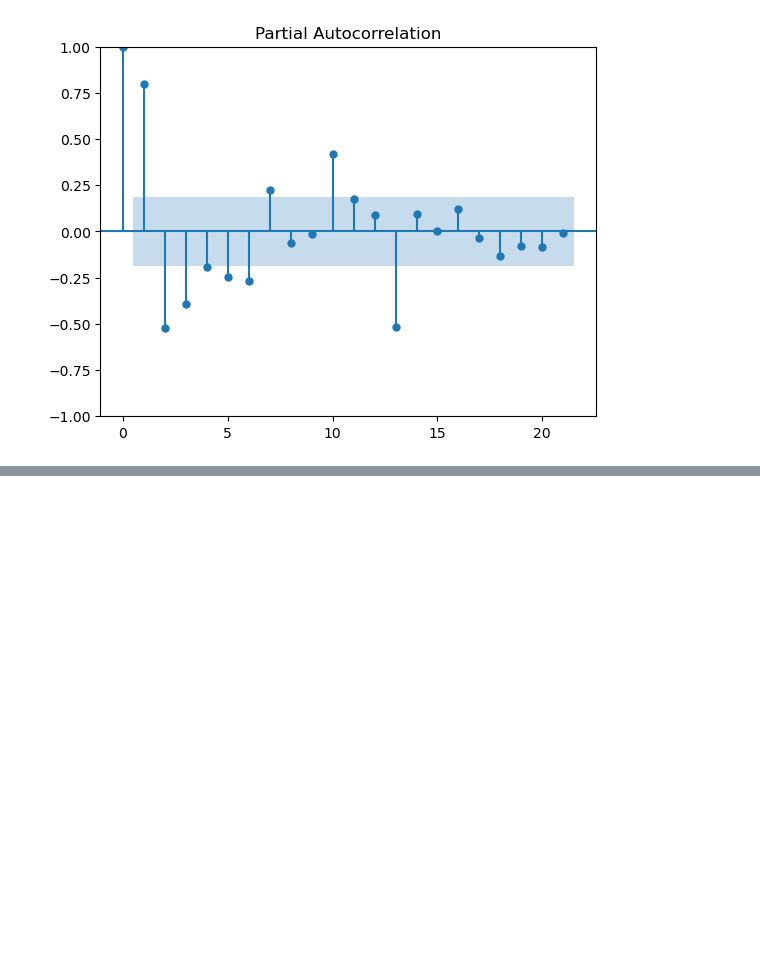
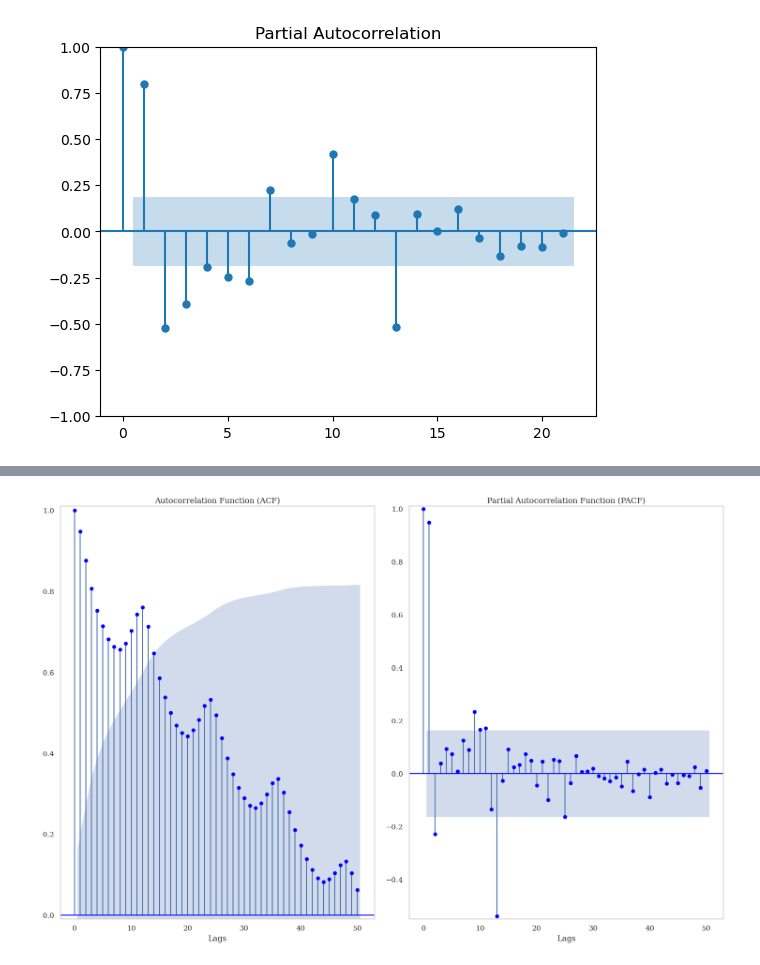
Before and after one commit to SalK91/time_series_101, a Jupyter notebook: 1_acf_pacf.ipynb, the cells around one changed output, grey strips where cells are left out. Drawn from its saved outputs; the diff is of its cells as text; code cells hidden in the pictures; blank space fills up the shorter version.

Commit message:
pacf_acf_calculation

```diff
--- a/1_acf_pacf.ipynb
+++ b/1_acf_pacf.ipynb
@@ -39,0 +61,23 @@ pacf_plot = plot_pacf(df['sale'])
+# %%
+# Plot ACF and PACF
+fig, ax = plt.subplots(1, 2, figsize=(15, 10))
+
+plot_acf(data['Passengers'], lags=50, ax=ax[0], color='blue')
+ax[0].set_title('Autocorrelation Function (ACF)')
+ax[0].ylim = (0, 1)
+#change range of y-axis
+ax[0].set_ylim(-0.01, 1.01)
+ax[0].grid(False)
+ax[0].set_xlabel('Lags')
+plot_pacf(data['Passengers'], lags=50, ax=ax[1], color='blue')
+ax[1].set_title('Partial Autocorrelation Function (PACF)')
+ax[1].set_ylim(-0.55, 1.01)
+ax[1].grid(False)
+ax[1].set_xlabel('Lags')
+
+
+plt.tight_layout()
+plt.show()
+#plt.legend('ACF and PACF')
+# %% [output]
+[figure, added]
```
Also changed, not shown: parts of 6 cells of this notebook, 3 other files.
